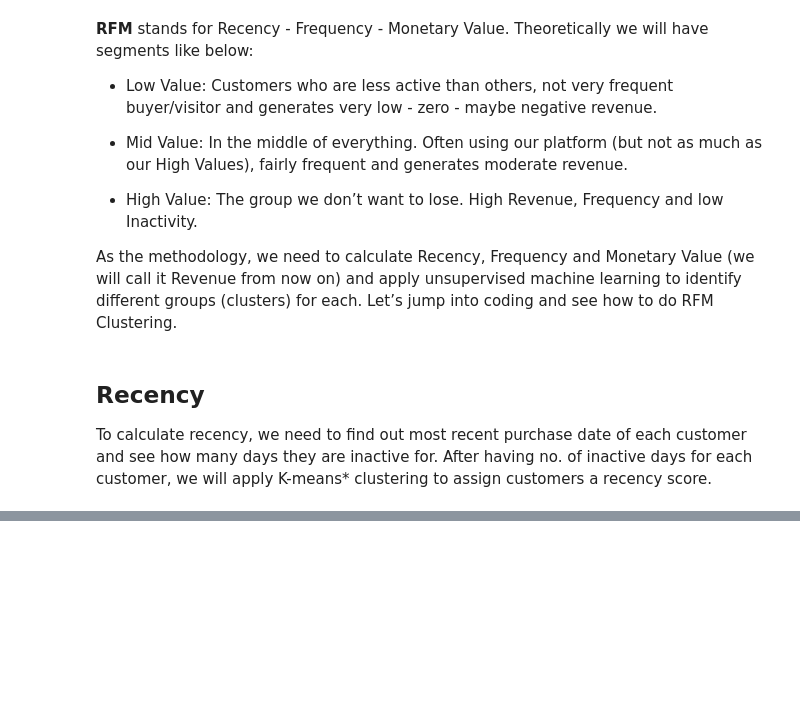
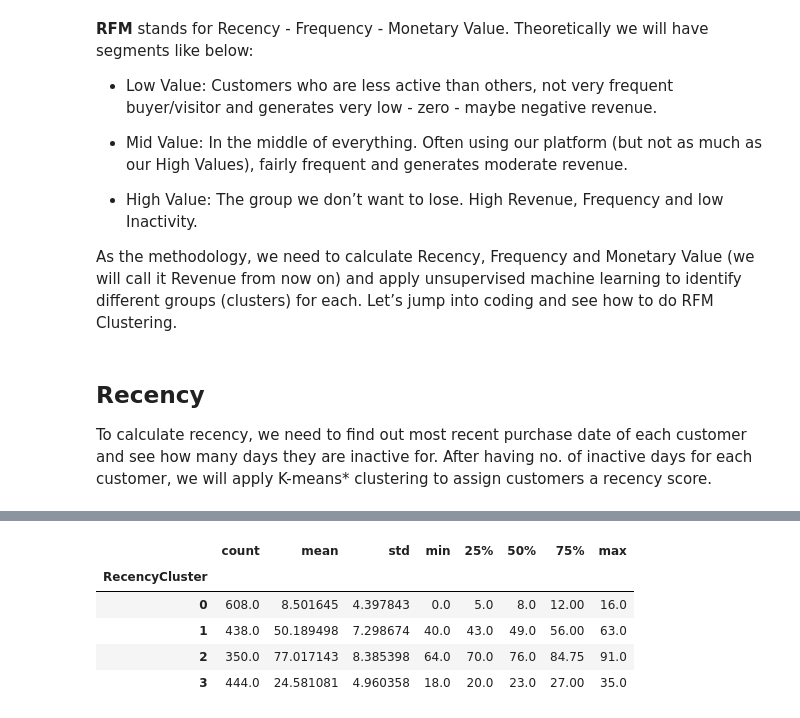
Before and after one commit to basel-ay/Customer-Lifetime-Value-Prediction, a Jupyter notebook: CLV Prediction.ipynb, the cells around one changed output, grey strips where cells are left out. Drawn from its saved outputs; the diff is of its cells as text; code cells hidden in the pictures; blank space fills up the shorter version.

```diff
--- a/CLV Prediction.ipynb
+++ b/CLV Prediction.ipynb
@@ -85,0 +175,9 @@ To calculate recency, we need to find out most recent purchase date of each cust
+# %%
+tx_user.groupby('RecencyCluster')['Recency'].describe()
+# %% [output]
+|  | count | mean | std | min | 25% | 50% | 75% | max |
+| RecencyCluster |  |  |  |  |  |  |  |  |
+| 0 | 608.0 | 8.501645 | 4.397843 | 0.0 | 5.0 | 8.0 | 12.00 | 16.0 |
+| 1 | 438.0 | 50.189498 | 7.298674 | 40.0 | 43.0 | 49.0 | 56.00 | 63.0 |
+| 2 | 350.0 | 77.017143 | 8.385398 | 64.0 | 70.0 | 76.0 | 84.75 | 91.0 |
+| 3 | 444.0 | 24.581081 | 4.960358 | 18.0 | 20.0 | 23.0 | 27.00 | 35.0 |
```
Also changed, not shown: parts of 10 cells of this notebook.
